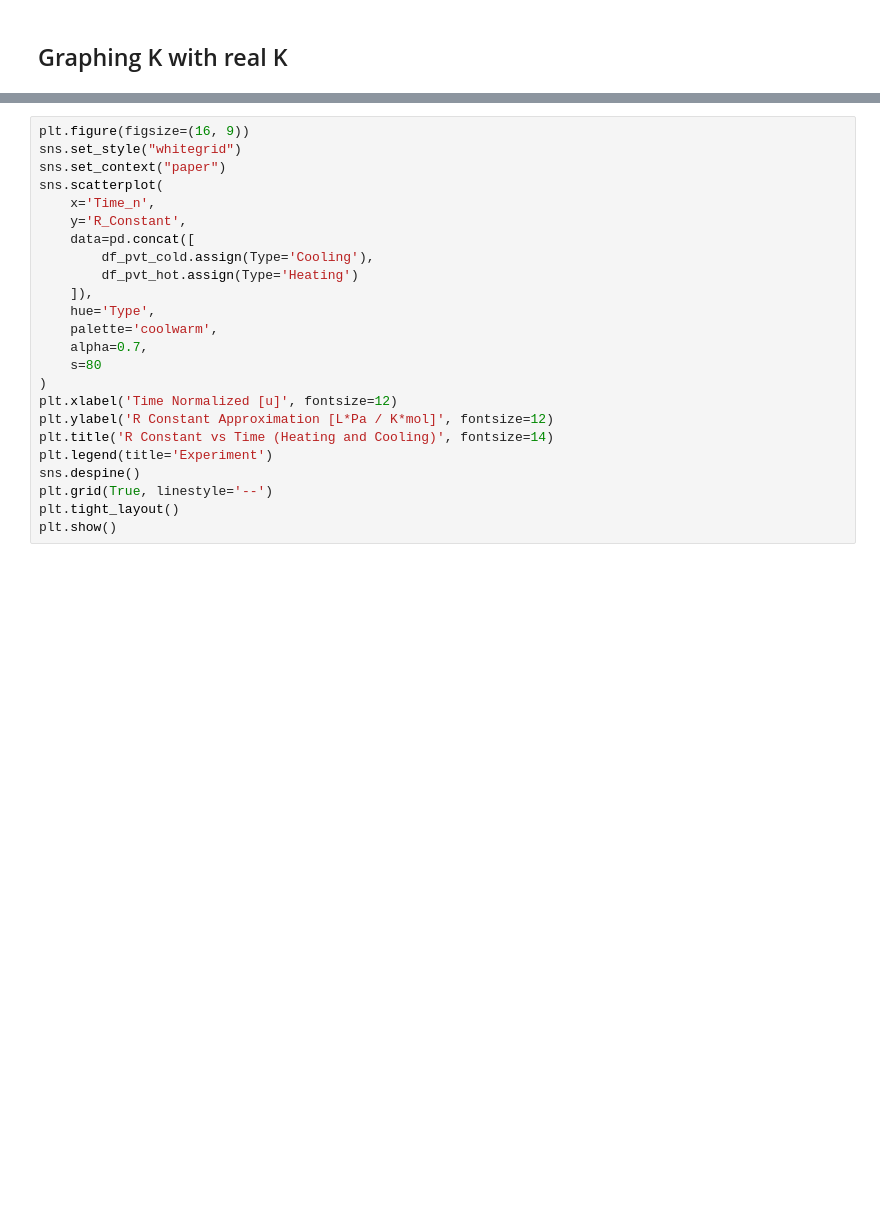
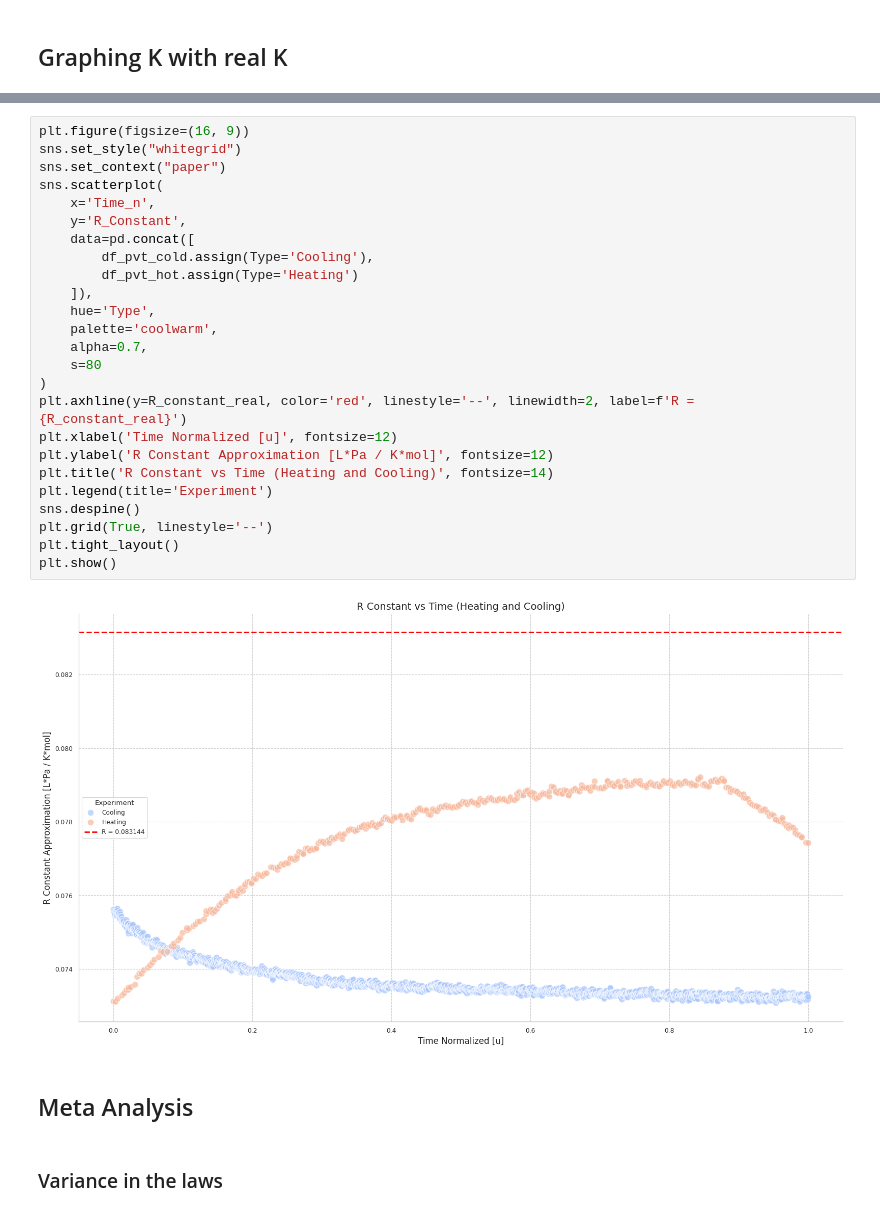
Before and after one commit to fx-samu/IQ2212, a Jupyter notebook: data_exploration.ipynb, the cells around one changed output, grey strips where cells are left out. Cells and saved outputs as stored; diff of their text form; blank space fills up the shorter version.

```diff
--- a/data_exploration.ipynb
+++ b/data_exploration.ipynb
@@ -497,24 +500,31 @@ plt.show()
 # %%
 plt.figure(figsize=(16, 9))
 sns.set_style("whitegrid")
 sns.set_context("paper")
 sns.scatterplot(
     x='Time_n',
     y='R_Constant',
     data=pd.concat([
         df_pvt_cold.assign(Type='Cooling'),
         df_pvt_hot.assign(Type='Heating')
     ]),
     hue='Type',
     palette='coolwarm',
     alpha=0.7,
     s=80
 )
+plt.axhline(y=R_constant_real, color='red', linestyle='--', linewidth=2, label=f'R = {R_constant_real}')
 plt.xlabel('Time Normalized [u]', fontsize=12)
 plt.ylabel('R Constant Approximation [L*Pa / K*mol]', fontsize=12)
 plt.title('R Constant vs Time (Heating and Cooling)', fontsize=14)
 plt.legend(title='Experiment')
 sns.despine()
 plt.grid(True, linestyle='--')
 plt.tight_layout()
 plt.show()
+# %% [output]
+[figure, added]
+# %% [markdown]
+## Meta Analysis
+# %% [markdown]
+### Variance in the laws
```
Also changed, not shown: parts of 19 cells of this notebook.
